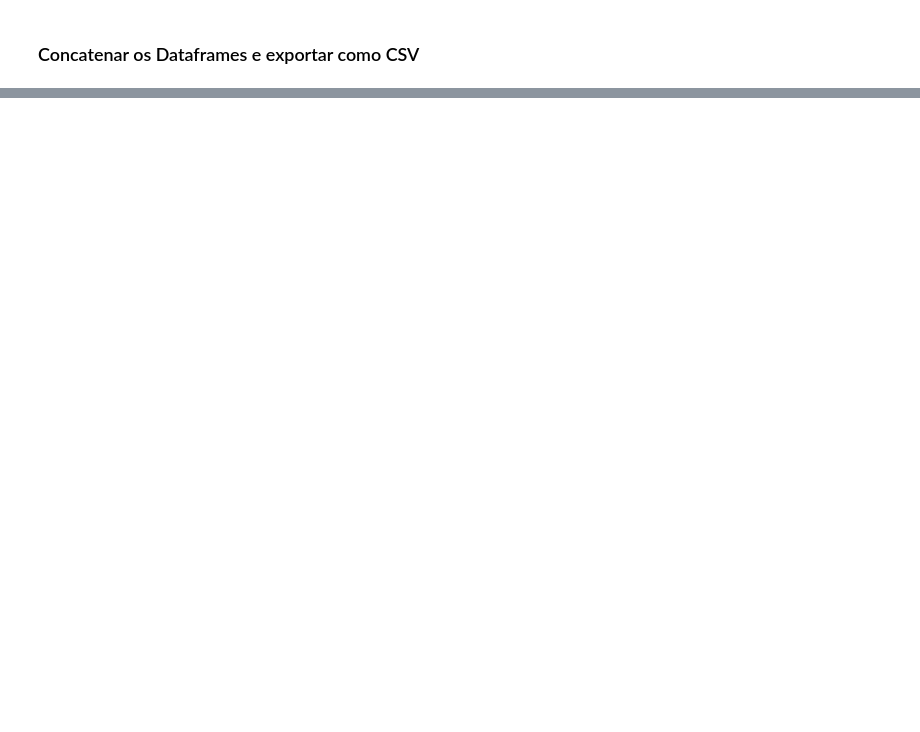
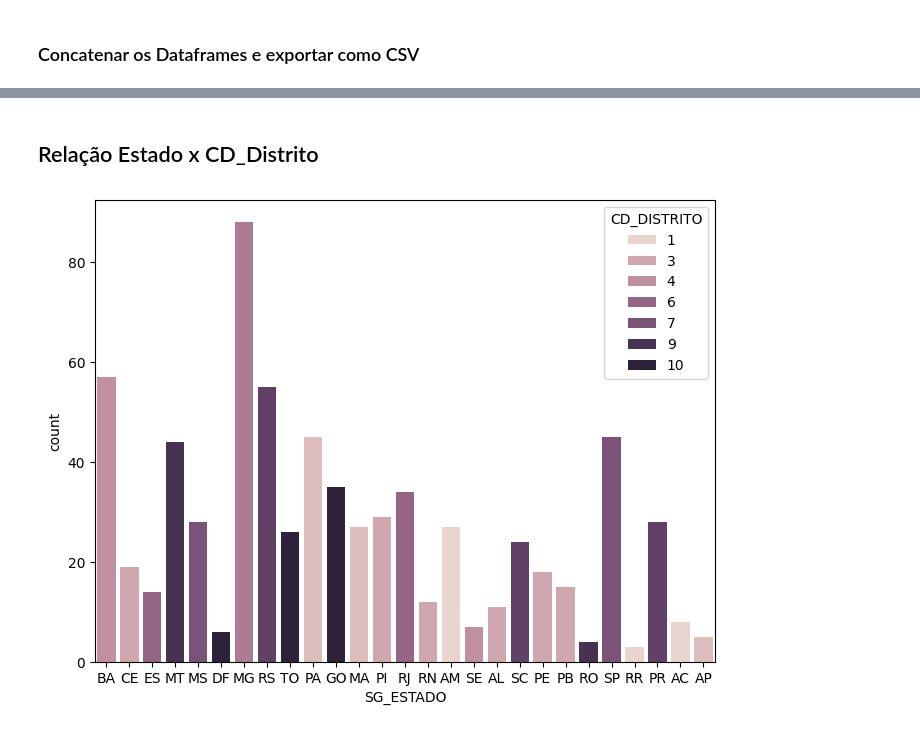
Before and after one commit to rodrigommar/sun-rad, a Jupyter notebook: notebooks/explorar_estacoes_T_M.ipynb, the cells around one changed output, grey strips where cells are left out. Drawn from its saved outputs; the diff is of its cells as text; code cells hidden in the pictures; blank space fills up the shorter version.

```diff
--- a/notebooks/explorar_estacoes_T_M.ipynb
+++ b/notebooks/explorar_estacoes_T_M.ipynb
@@ -144,0 +144,3 @@ df.to_csv('../data_raw/estacoes_auto_manual.csv')
+# %%
+df_estacoes_all_collumns = pd.read_csv('../data_raw/estacoes_auto_manual.csv')
+df_estacoes_all_collumns.info()
@@ -144,0 +165,5 @@ df.to_csv('../data_raw/estacoes_auto_manual.csv')
+# %%
+# selecionando aulgumas colunas
+
+df_estacoes_descrition_basic = df_estacoes_all_collumns[['CD_ESTACAO','DC_NOME', 'SG_ESTADO','TP_ESTACAO', 'CD_DISTRITO']]
+df_estacoes_descrition_basic.info()
@@ -144,0 +192,14 @@ df.to_csv('../data_raw/estacoes_auto_manual.csv')
+# %% [markdown]
+## Relação Estado x CD_Distrito
+# %%
+import matplotlib.pyplot as plt
+import seaborn as sns
+
+plt.figure(figsize=(8,6))
+sns.countplot(x=df_estacoes_descrition_basic['SG_ESTADO'],
+              hue=df_estacoes_descrition_basic['CD_DISTRITO'],
+              data=df_estacoes_descrition_basic,
+              )
+plt.show()
+# %% [output]
+[figure, added]
```
Also changed, not shown: parts of 10 cells of this notebook, 2 other files.
